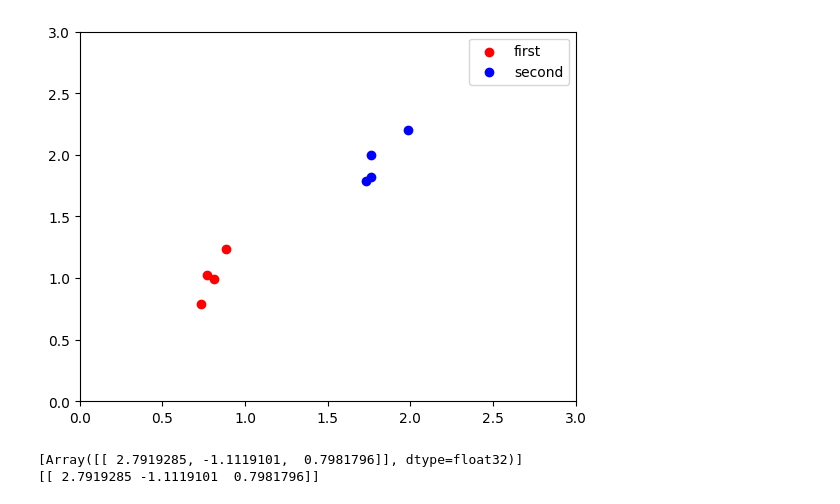
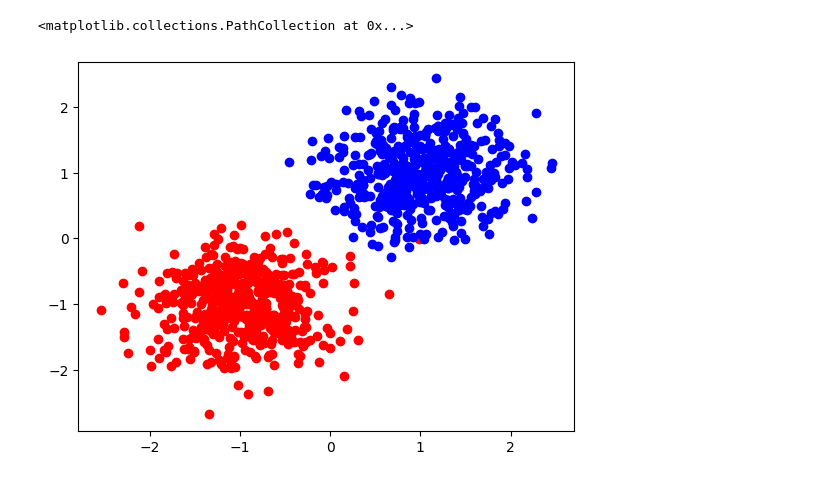
Before and after one commit to Harmen2/Uni-stuff, a Jupyter notebook: neural network.ipynb, the cells around one changed output. Saved outputs shown, nothing was run; the diff lists cells and outputs as text; code cells hidden in the pictures.

```diff
--- a/neural network.ipynb
+++ b/neural network.ipynb
@@ -1 +1,25 @@
+# %%
+import numpy as np
+import matplotlib.pyplot as plt
+from jax import random
+
+scale = 0.5
+start = -1
+amount = 500
+data = np.concatenate((
+np.hstack((
+    np.vstack(np.random.normal(start, scale, amount)),
+    np.vstack(np.random.normal(start, scale, amount))
+    )),
+np.hstack((
+    np.vstack(np.random.normal(start+2, scale, amount)),
+    np.vstack(np.random.normal(start+2, scale, amount))
+    ))
+    ))
+
+plt.scatter(data[:amount,0] ,data[:amount,1],color="r",label="first")
+plt.scatter(data[amount:,0] ,data[amount:,1],color="b",label="second")
+# %% [output]
+<matplotlib.collections.PathCollection at 0x...>
+[figure, added]
 # %%
@@ -41,38 +93,0 @@ def weight_update(A_j, Delta_next, Theta_j, rate):
-# %%
-import numpy as np
-scale = 0.2
-
-start = 1
-
-amount = 4
-
-
-
-data = np.concatenate((
-np.hstack((
-    np.vstack(np.random.normal(start, scale, amount)),
-    np.vstack(np.random.normal(start, scale, amount))
-    )),
-np.hstack((
-    np.vstack(np.random.normal(start+1, scale, amount)),
-    np.vstack(np.random.normal(start+1, scale, amount))
-    ))
-    ))
-
-
-
-plt.scatter(np.random.normal(start, scale, amount) ,np.random.normal(start, scale, amount),color="r",label="first")
-plt.xlim(0,3)
-plt.ylim(0,3)
-plt.scatter(np.random.normal(start+1, scale, amount) ,np.random.normal(start+1, scale, amount),color="b",label="second")
-plt.legend()
-
-labels= np.hstack(([1]*amount,[0]*amount))
-# %% [output]
-[figure, removed]
-# %%
-print(n_layer_init([2,1]))
-print(one_layer_init(2,1))
-# %% [output]
-[Array([[ 2.7919285, -1.1119101,  0.7981796]], dtype=float32)]
-[[ 2.7919285 -1.1119101  0.7981796]]
```
Also changed, not shown: parts of 16 cells of this notebook, 1 other file.
